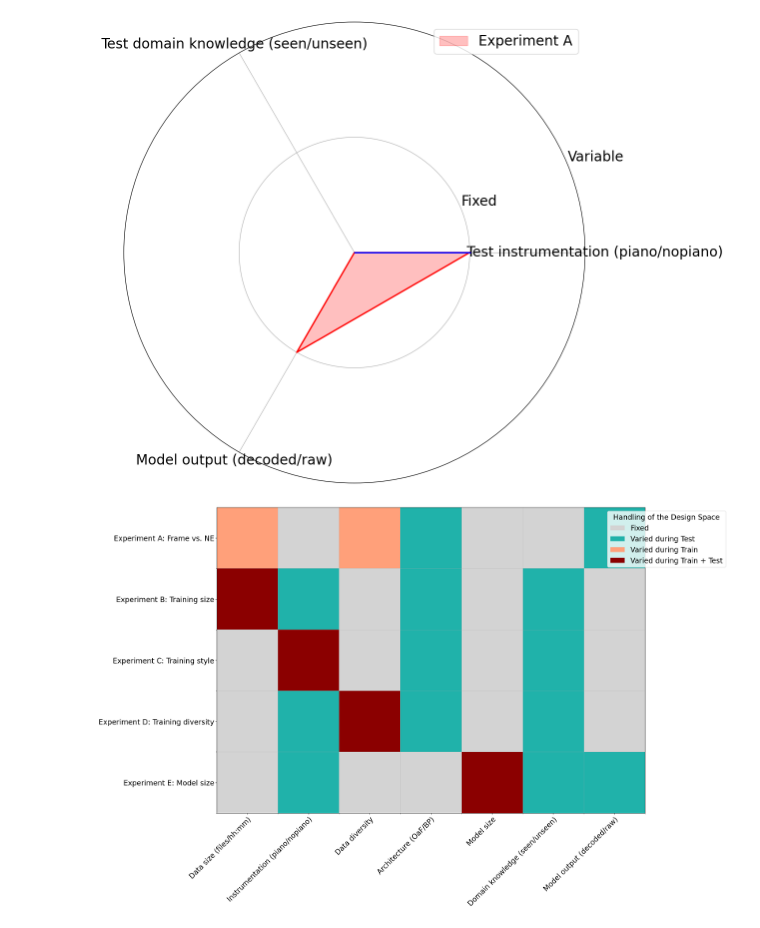
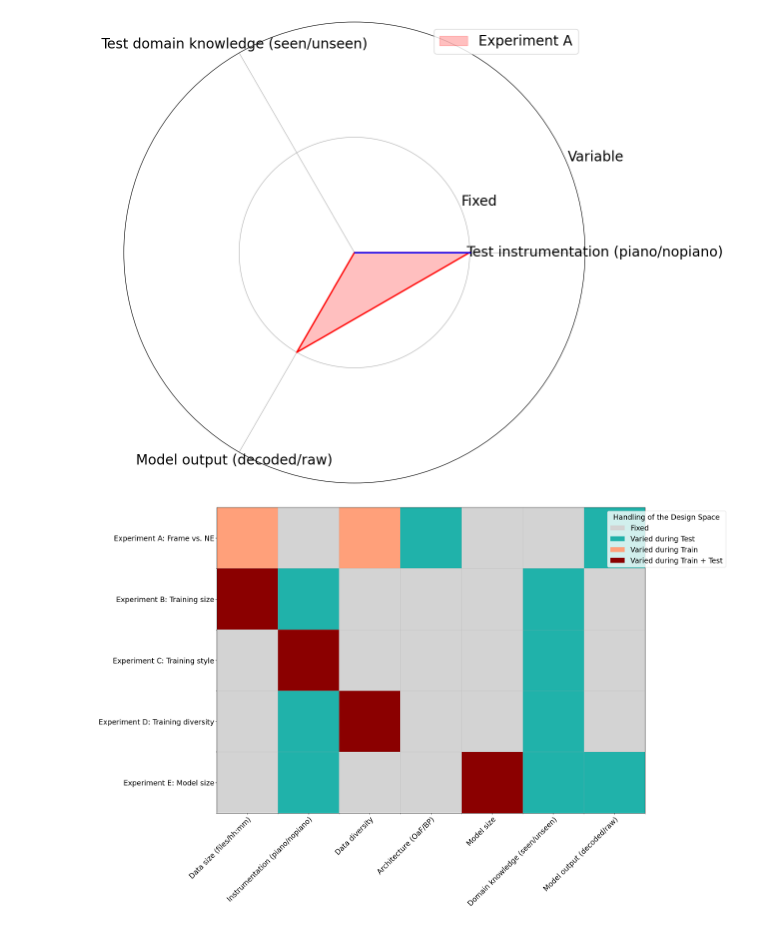
Before and after one commit to marc-philipp-knechtle/amt-eval, a Jupyter notebook: ipynb-viz/experiments/experimental-design-space.ipynb, the cells around one changed output. Saved outputs shown, nothing was run; the diff lists cells and outputs as text; code cells hidden in the pictures.

```diff
--- a/ipynb-viz/experiments/experimental-design-space.ipynb
+++ b/ipynb-viz/experiments/experimental-design-space.ipynb
@@ -158,16 +158,16 @@ data_numeric = [[2, 0, 2, 1, 0, 0, 1], # Experiment A: Comparing Frame output ag
                 # Architecture: Test, because we compare the two against each other
                 # Test domain know: Test, because two different evals
                 # Model output: Test, because that's the purpose of this exp
-                [3, 1, 0, 1, 0, 1, 0], # Experiment B: Impact of the training size
+                [3, 1, 0, 0, 0, 1, 0], # Experiment B: Impact of the training size
                 # Training size: train different models with diff size, eval with divverent size
                 # Instrumentation: Eval piano - nopiano
                 # Architecture: test - we train two models OaF + BP with this
                 # Test domain: test
-                [0, 3, 0, 1, 0, 1, 0], # Experiment C: Impact of the training style
+                [0, 3, 0, 0, 0, 1, 0], # Experiment C: Impact of the training style
                 # Instrumentation: Training piano/nopiano models
                 # Architecture: test OaF + BP
                 # Test domain: test unseen + seen
-                [0, 1, 3, 1, 0, 1, 0], # Experiment D: Impact of the training diversity
+                [0, 1, 3, 0, 0, 1, 0], # Experiment D: Impact of the training diversity
                 #
                 [0, 1, 0, 0, 3, 1, 1], # Experiment E: Impact of the model size
                 ]
@@ -189,31 +189,31 @@ im = ax.imshow(data_numeric, cmap=cmap)
 # Set axis labels (this is necessary that the labels are on the correct positions
 ax.set_xticks(np.arange(len(categories)))
 ax.set_yticks(np.arange(len(items)))
 # ax.grid(True, which='major', linestyle='-', linewidth='0.5')
 # set shifted gridlabel annotations
 ax.set_xticks(np.arange(len(categories)) + 0.5, minor=True)  # Shift x grid by 0.5
 ax.set_yticks(np.arange(len(items)) + 0.5, minor=True)  # Shift y grid by 0.1
 ax.grid(True, which='minor', linestyle='-', alpha=0.5)
 ax.set_xticklabels(categories)
 ax.set_yticklabels(items)
 
 # Rotate category labels for readability
 plt.setp(ax.get_xticklabels(), rotation=45, ha="right", rotation_mode="anchor")
 
 # Annotate each cell with the actual category label (A, B, C, D)
 # for i in range(len(items)):
 #     for j in range(len(categories)):
 #         ax.text(j, i, data_labels[i, j], ha="center", va="center", color="black")
 
 # Add a legend
 from matplotlib.patches import Patch
 
 legend_elements = [Patch(facecolor=colors[i], label=category_values[i]) for i in range(len(category_values))]
 # previous loc was upper right
 ax.legend(handles=legend_elements, title="Handling of the Design Space", bbox_to_anchor=(1.05, 1), loc='upper center')
 
 # ax.set_title("Categorical Heatmap (4 Categories)")
 plt.tight_layout()
 plt.show()
 # %% [output]
-[figure, old version]
+[figure, new version]
```
